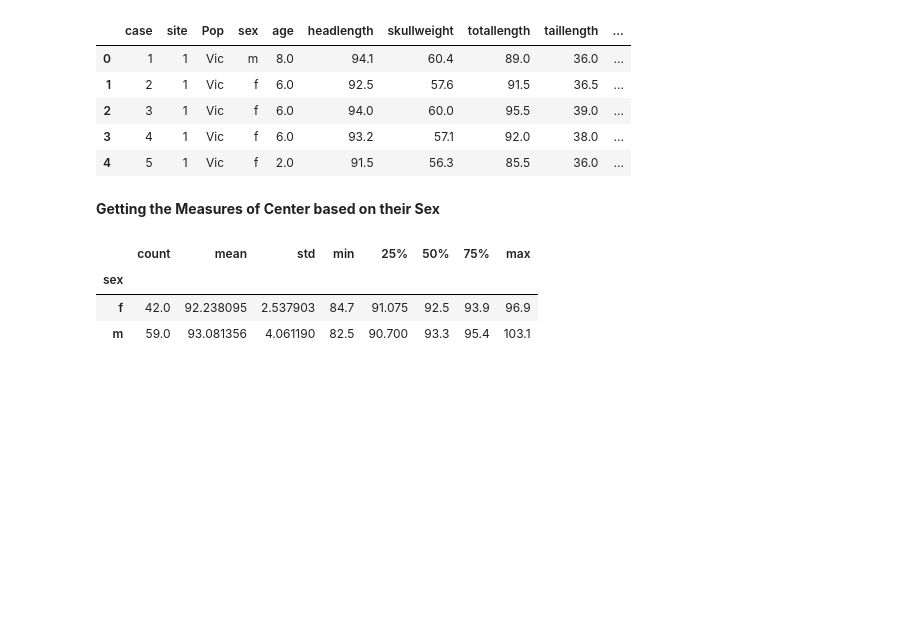
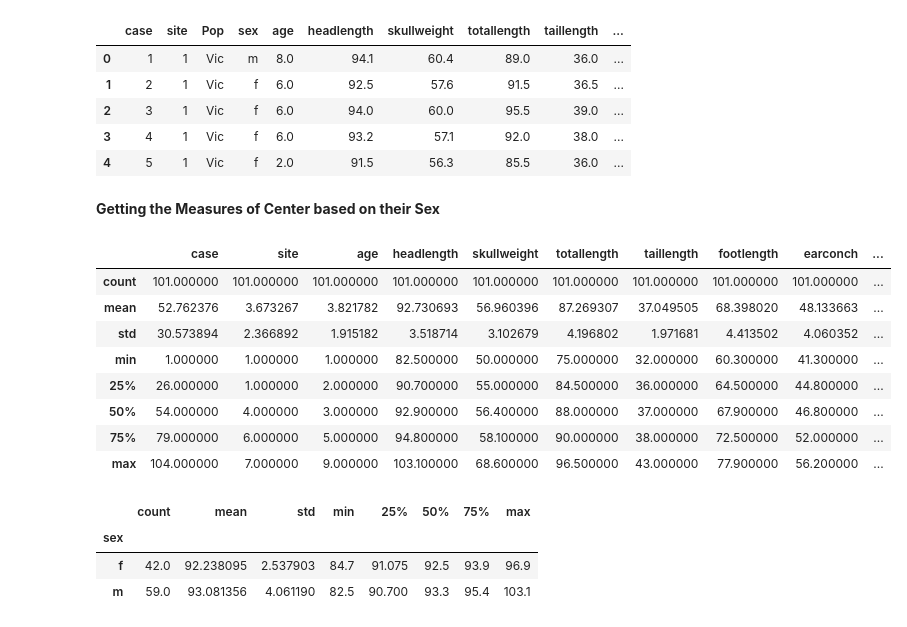
Before and after one commit to Adelegan-JD/TASKS, a Jupyter notebook: Week_8/adelegan_deborah_statistics_task_4.ipynb, the cells around one changed output. Drawn from its saved outputs; the diff is of its cells as text; code cells hidden in the pictures; blank space fills up the shorter version.

```diff
--- a/Week_8/adelegan_deborah_statistics_task_4.ipynb
+++ b/Week_8/adelegan_deborah_statistics_task_4.ipynb
@@ -135,6 +135,18 @@ cd.head()
 | 4 | 5 | 1 | Vic | f | 2.0 | 91.5 | 56.3 | 85.5 | 36.0 | ... |
 # %% [markdown]
 **Getting the Measures of Center based on their Sex**
+# %%
+cd.describe()
+# %% [output]
+|  | case | site | age | headlength | skullweight | totallength | taillength | footlength | earconch | ... |
+| count | 101.000000 | 101.000000 | 101.000000 | 101.000000 | 101.000000 | 101.000000 | 101.000000 | 101.000000 | 101.000000 | ... |
+| mean | 52.762376 | 3.673267 | 3.821782 | 92.730693 | 56.960396 | 87.269307 | 37.049505 | 68.398020 | 48.133663 | ... |
+| std | 30.573894 | 2.366892 | 1.915182 | 3.518714 | 3.102679 | 4.196802 | 1.971681 | 4.413502 | 4.060352 | ... |
+| min | 1.000000 | 1.000000 | 1.000000 | 82.500000 | 50.000000 | 75.000000 | 32.000000 | 60.300000 | 41.300000 | ... |
+| 25% | 26.000000 | 1.000000 | 2.000000 | 90.700000 | 55.000000 | 84.500000 | 36.000000 | 64.500000 | 44.800000 | ... |
+| 50% | 54.000000 | 4.000000 | 3.000000 | 92.900000 | 56.400000 | 88.000000 | 37.000000 | 67.900000 | 46.800000 | ... |
+| 75% | 79.000000 | 6.000000 | 5.000000 | 94.800000 | 58.100000 | 90.000000 | 38.000000 | 72.500000 | 52.000000 | ... |
+| max | 104.000000 | 7.000000 | 9.000000 | 103.100000 | 68.600000 | 96.500000 | 43.000000 | 77.900000 | 56.200000 | ... |
 # %%
 #mean of male possums
 cd.groupby('sex')['headlength'].describe()
```
Also changed, not shown: parts of 3 cells of this notebook, 1 other file.
